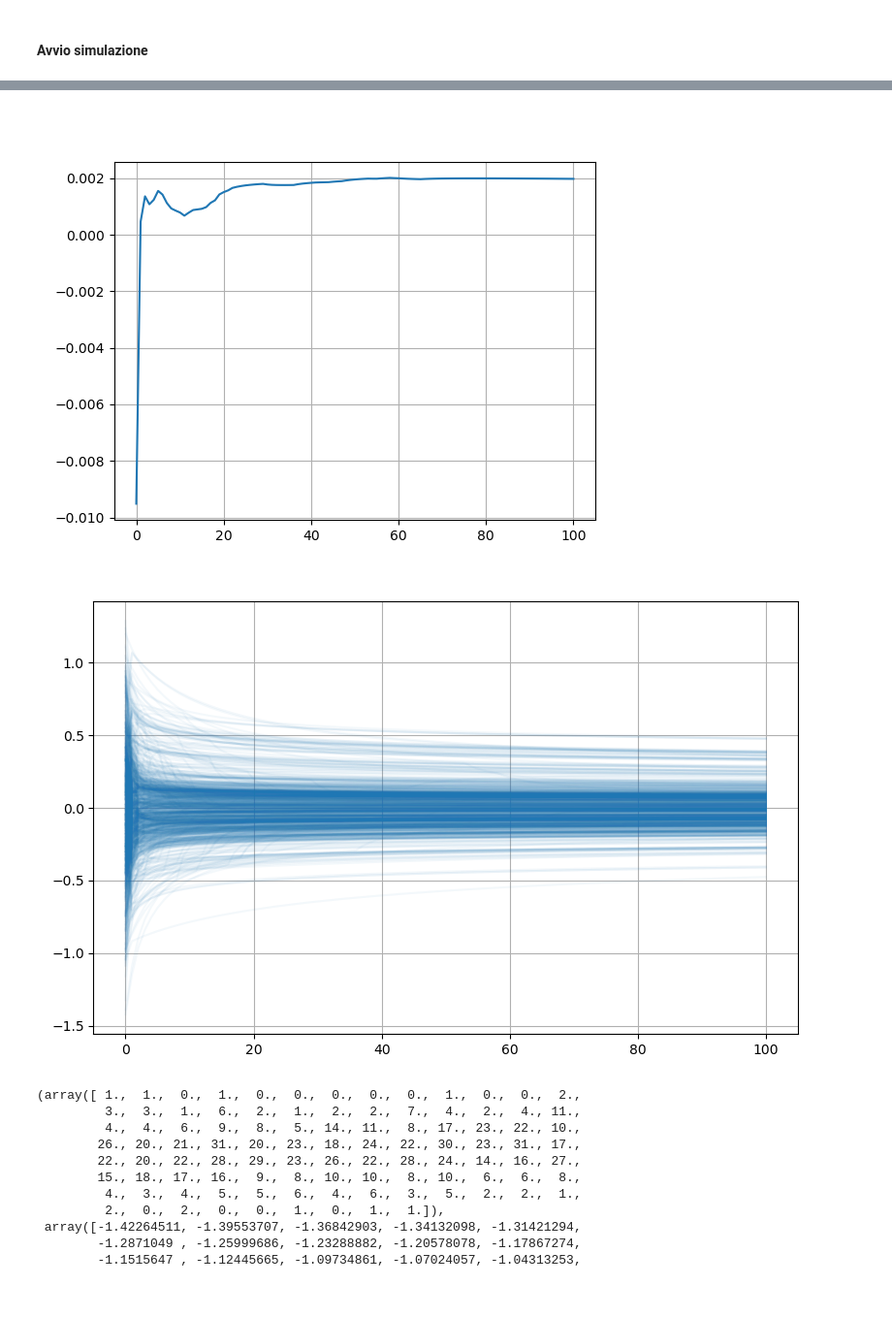
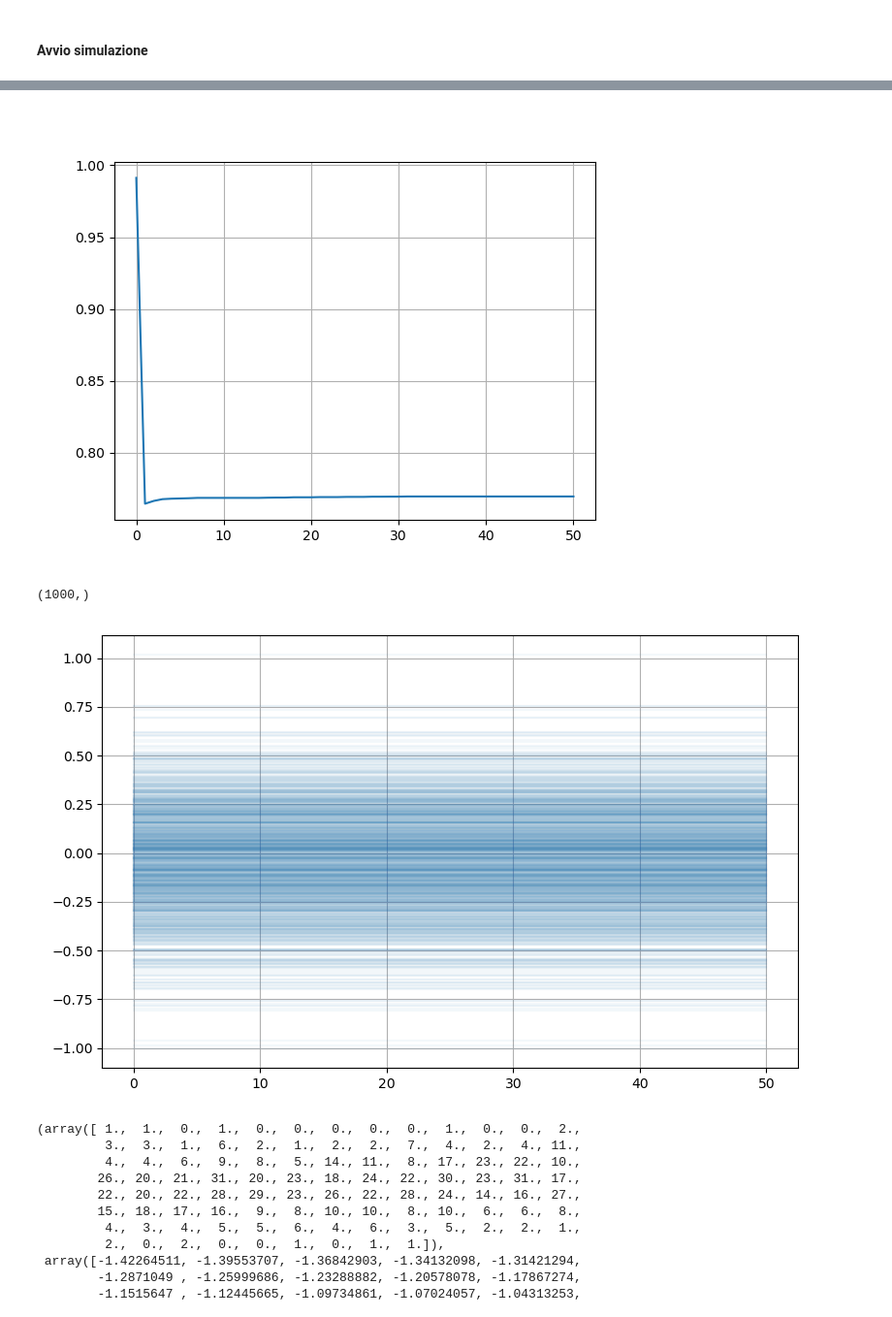
Before and after one commit to lunahsenzacca/EC, a Jupyter notebook: pynet.ipynb, the cells around one changed output, grey strips where cells are left out. Shown at 97% size. Cells and saved outputs as stored; diff of their text form; code cells hidden in the pictures.

```diff
--- a/pynet.ipynb
+++ b/pynet.ipynb
@@ -16,7 +16,7 @@ import json
 outputdir = './outputs/update1/sim0/' # directory dove salvare config e output
 
 nl_gui = True           # false per non far partire la gui di netlogo
-nl_model = "./EC.nlogo" # modello da caricare in netlogo
+nl_model = "./EC2LD.nlogo" # modello da caricare in netlogo
 # %% [markdown]
 Runnare una delle due celle seguenti in base a se vuoi cambiare variabili o caricarle da un file
 # %%
@@ -31,12 +31,14 @@ print(global_vars)
 # IMPOSTAZIONE VARIABILI GLOBALI DA PYTHON e salvataggio nel file
 global_vars = {
   'N': 1000,
-  'beta': 0.8,
+  'beta': 1.,
   'mutrue': 0.,
   'vartrue': 1.,
-  'update-type': 1,
-  'var-c': 0.25,
-  'var-d': 2
+  'update-type': 2,
+  'var-c': 0.8,
+  'var-d': 2,
+  'network-type': "\"scale-free\"", #random o scale-free
+  'p': 0.01 # random network, probabilità di accendere link
 }
 
 with open(outputdir+"global_vars.json",'w') as f:
@@ -84,7 +94,7 @@ np.float64(3.9535693680287225)
 # %% [markdown]
 #### Avvio simulazione
 # %%
-iters = 100
+iters = 50
 mus = []
 sigma2s = []
 mus.append(values('mu0'))
@@ -128,19 +132,23 @@ array([-0.00951352,  0.00046449,  0.00136008,  0.00107833,  0.00123669,
 # %%
 plt.close('all')
-plt.plot(meanmu)
+plt.plot(meansigma**2)
 plt.grid()
 # %% [output]
-[figure, old version]
+[figure, new version]
+# %%
+mus[-20].shape
+# %% [output]
+(1000,)
 # %%
 fig, ax = plt.subplots(figsize = (8,5), layout='tight')
 for i in range(1000):
-  ax.plot([mu[i] for mu in mus],alpha=0.05, color='C0')
+  ax.plot([mu[i] for mu in mus][:],alpha=0.05, color='C0')
 
 #ax.plot( np.array(mus)[:,0] )
 
 ax.grid()
 # %% [output]
-[figure, old version]
+[figure, new version]
 # %%
 plt.close('all')
 plt.hist(mus[-1],bins=100,alpha=0.4)
```
Also changed, not shown: parts of 11 cells of this notebook, 2 other files.
